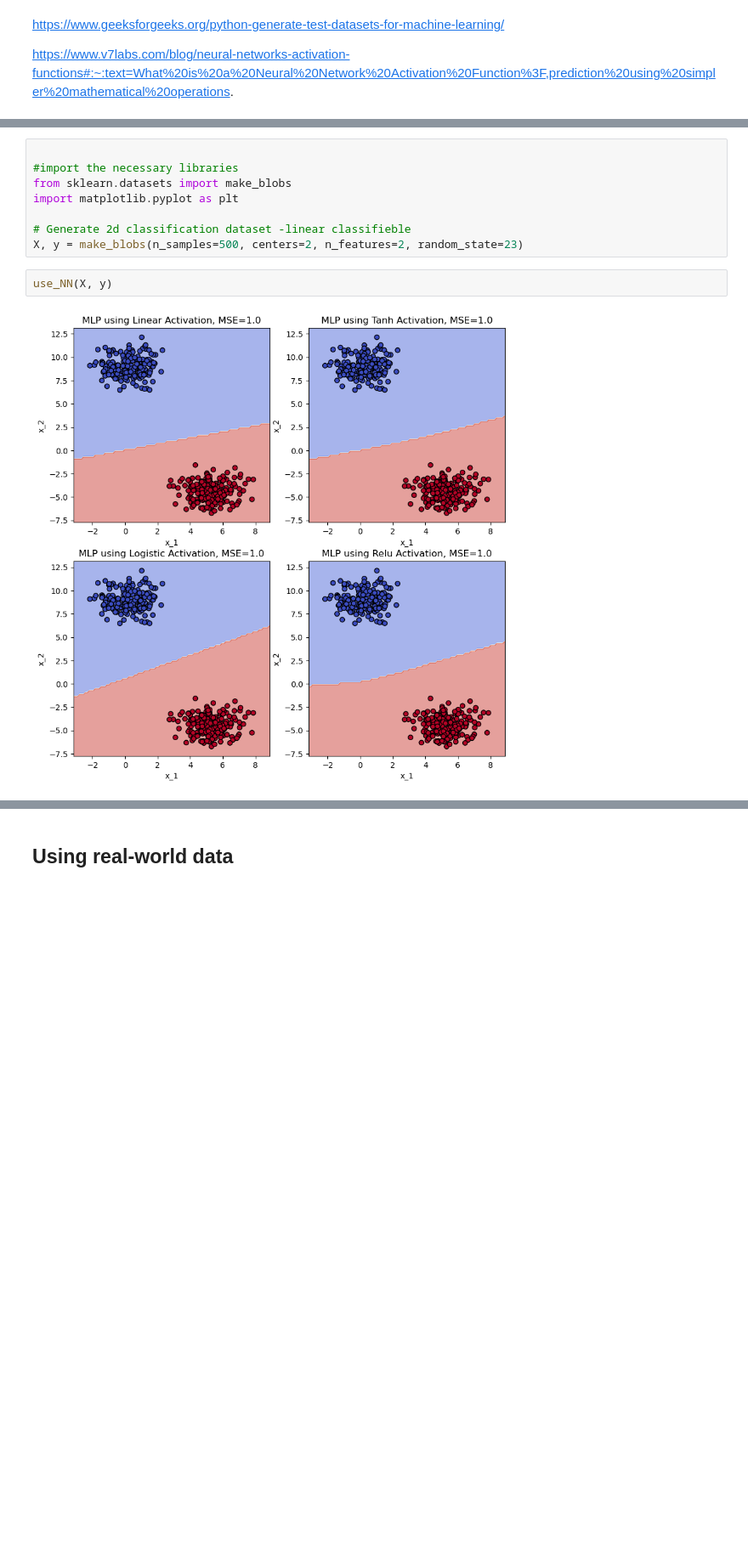
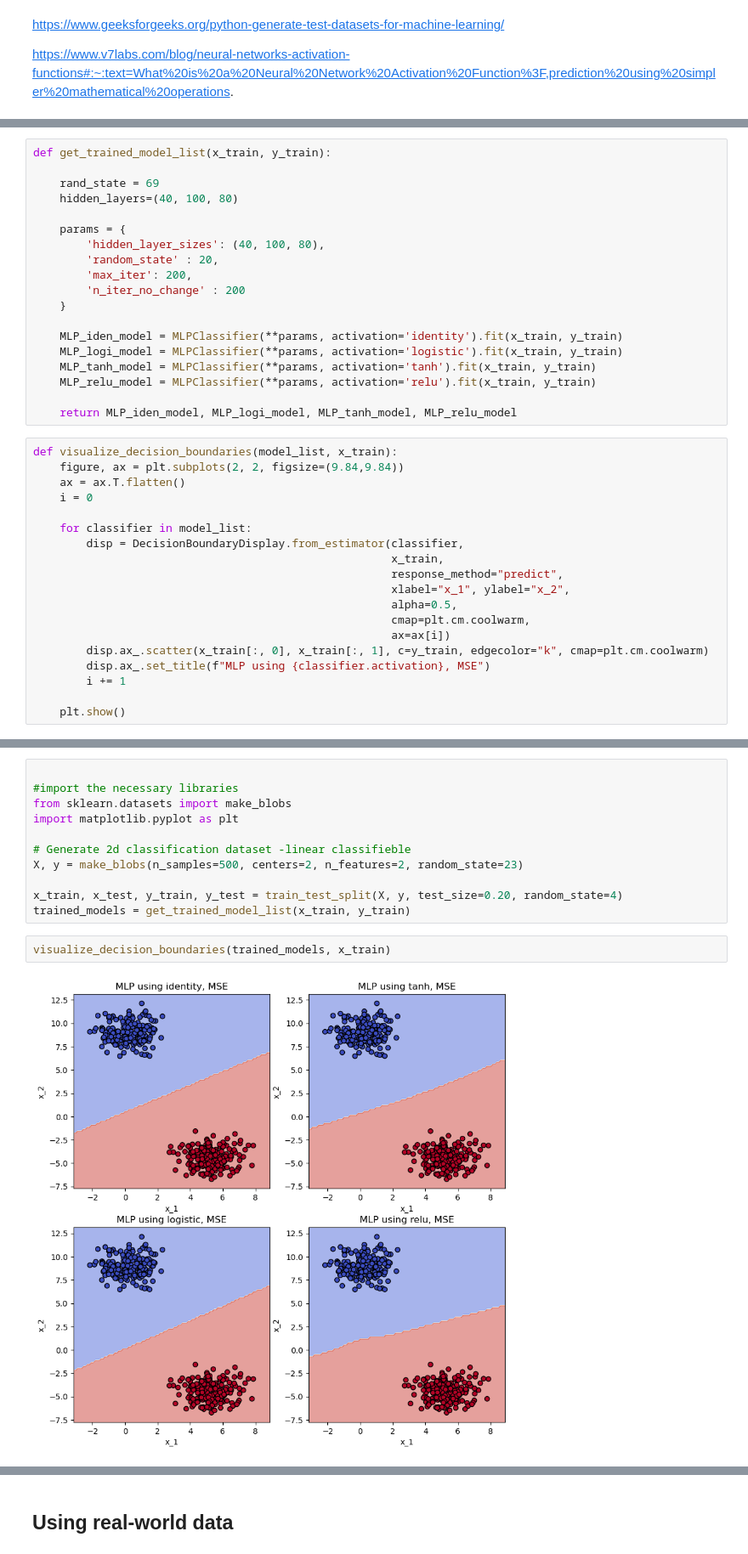
Before and after one commit to lucavella/SFML-project, a Jupyter notebook: anton_project.ipynb, the cells around one changed output, grey strips where cells are left out. Shown at 85% size. Drawn from its saved outputs; the diff is of its cells as text; blank space fills up the shorter version.

```diff
--- a/anton_project.ipynb
+++ b/anton_project.ipynb
@@ -225,0 +214,38 @@ def use_NN(X, y):
+# %%
+def get_trained_model_list(x_train, y_train):
+
+    rand_state = 69
+    hidden_layers=(40, 100, 80)
+
+    params = {
+        'hidden_layer_sizes': (40, 100, 80),
+        'random_state' : 20,
+        'max_iter': 200,
+        'n_iter_no_change' : 200
+    }
+
+    MLP_iden_model = MLPClassifier(**params, activation='identity').fit(x_train, y_train)
+    MLP_logi_model = MLPClassifier(**params, activation='logistic').fit(x_train, y_train)
+    MLP_tanh_model = MLPClassifier(**params, activation='tanh').fit(x_train, y_train)
+    MLP_relu_model = MLPClassifier(**params, activation='relu').fit(x_train, y_train)
+
+    return MLP_iden_model, MLP_logi_model, MLP_tanh_model, MLP_relu_model
+# %%
+def visualize_decision_boundaries(model_list, x_train):
+    figure, ax = plt.subplots(2, 2, figsize=(9.84,9.84))
+    ax = ax.T.flatten()
+    i = 0
+
+    for classifier in model_list:
+        disp = DecisionBoundaryDisplay.from_estimator(classifier,
+                                                      x_train,
+                                                      response_method="predict",
+                                                      xlabel="x_1", ylabel="x_2",
+                                                      alpha=0.5,
+                                                      cmap=plt.cm.coolwarm,
+                                                      ax=ax[i])
+        disp.ax_.scatter(x_train[:, 0], x_train[:, 1], c=y_train, edgecolor="k", cmap=plt.cm.coolwarm)
+        disp.ax_.set_title(f"MLP using {classifier.activation}, MSE")
+        i += 1
+
+    plt.show()
@@ -253,7 +306,10 @@ import matplotlib.pyplot as plt
 
 # Generate 2d classification dataset -linear classifieble
 X, y = make_blobs(n_samples=500, centers=2, n_features=2, random_state=23)
+
+x_train, x_test, y_train, y_test = train_test_split(X, y, test_size=0.20, random_state=4)
+trained_models = get_trained_model_list(x_train, y_train)
 # %%
-use_NN(X, y)
+visualize_decision_boundaries(trained_models, x_train)
 # %% [output]
-[figure, old version]
+[figure, new version]
```
Also changed, not shown: parts of 14 cells of this notebook.
